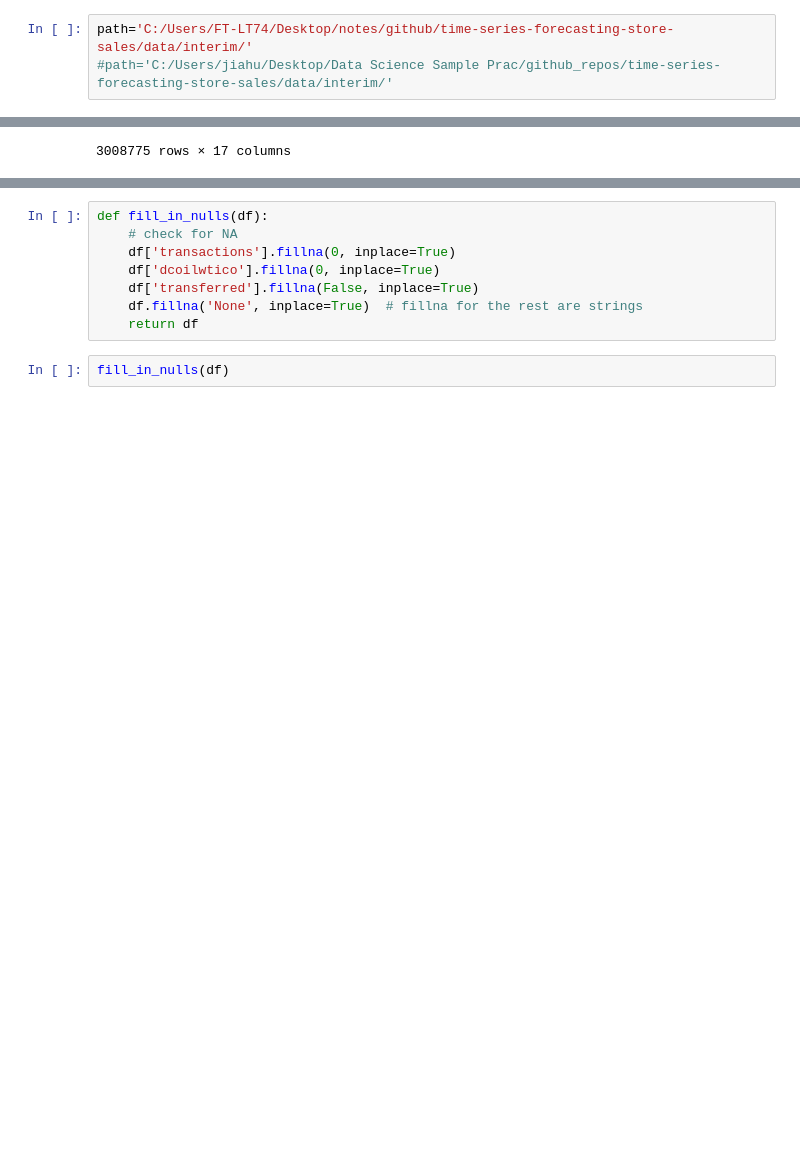
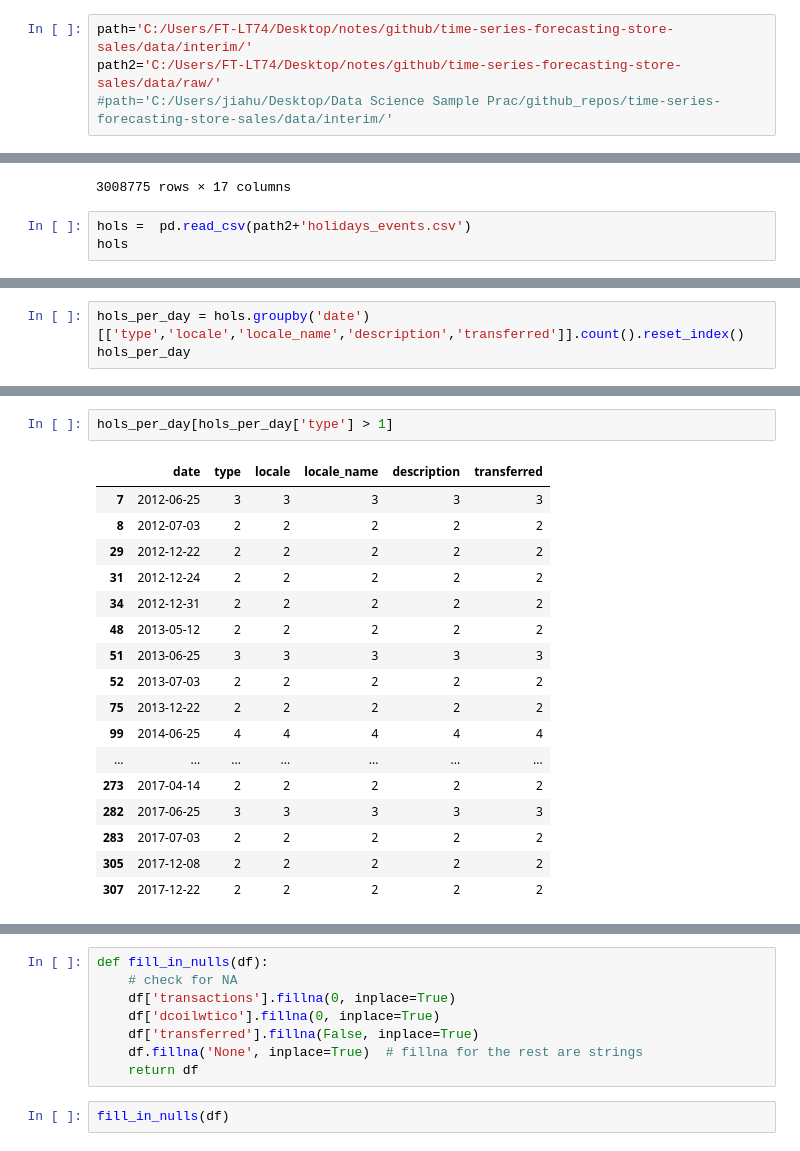
Before and after one commit to jiahui890/time-series-forecasting-store-sales, a Jupyter notebook: notebooks/draft.ipynb, the cells around one changed output, grey strips where cells are left out. Drawn from its saved outputs; the diff is of its cells as text; blank space fills up the shorter version.

```diff
--- a/notebooks/draft.ipynb
+++ b/notebooks/draft.ipynb
@@ -2,6 +2,7 @@
 import pandas as pd
 # %%
 path='C:/Users/FT-LT74/Desktop/notes/github/time-series-forecasting-store-sales/data/interim/'
+path2='C:/Users/FT-LT74/Desktop/notes/github/time-series-forecasting-store-sales/data/raw/'
 #path='C:/Users/jiahu/Desktop/Data Science Sample Prac/github_repos/time-series-forecasting-store-sales/data/interim/'
 # %%
 df=pd.read_csv(path+'merged_df.csv')
@@ -20,3 +21,6 @@ df
 | 3008773 | 3000886 | 2017-08-15 | 9 | SCHOOL AND OFFICE SUPPLIES | 121.000 | 8 | Quito | Pichincha | B | 6 | ... |
 | 3008774 | 3000887 | 2017-08-15 | 9 | SEAFOOD | 16.000 | 0 | Quito | Pichincha | B | 6 | ... |
 3008775 rows × 17 columns
+# %%
+hols =  pd.read_csv(path2+'holidays_events.csv')
+hols
@@ -22,0 +41,3 @@ df
+# %%
+hols_per_day = hols.groupby('date')[['type','locale','locale_name','description','transferred']].count().reset_index()
+hols_per_day
@@ -22,0 +58,20 @@ df
+# %%
+hols_per_day[hols_per_day['type'] > 1]
+# %% [output]
+|  | date | type | locale | locale_name | description | transferred |
+| 7 | 2012-06-25 | 3 | 3 | 3 | 3 | 3 |
+| 8 | 2012-07-03 | 2 | 2 | 2 | 2 | 2 |
+| 29 | 2012-12-22 | 2 | 2 | 2 | 2 | 2 |
+| 31 | 2012-12-24 | 2 | 2 | 2 | 2 | 2 |
+| 34 | 2012-12-31 | 2 | 2 | 2 | 2 | 2 |
+| 48 | 2013-05-12 | 2 | 2 | 2 | 2 | 2 |
+| 51 | 2013-06-25 | 3 | 3 | 3 | 3 | 3 |
+| 52 | 2013-07-03 | 2 | 2 | 2 | 2 | 2 |
+| 75 | 2013-12-22 | 2 | 2 | 2 | 2 | 2 |
+| 99 | 2014-06-25 | 4 | 4 | 4 | 4 | 4 |
+| ... | ... | ... | ... | ... | ... | ... |
+| 273 | 2017-04-14 | 2 | 2 | 2 | 2 | 2 |
+| 282 | 2017-06-25 | 3 | 3 | 3 | 3 | 3 |
+| 283 | 2017-07-03 | 2 | 2 | 2 | 2 | 2 |
+| 305 | 2017-12-08 | 2 | 2 | 2 | 2 | 2 |
+| 307 | 2017-12-22 | 2 | 2 | 2 | 2 | 2 |
```
Also changed, not shown: parts of 3 cells of this notebook.
